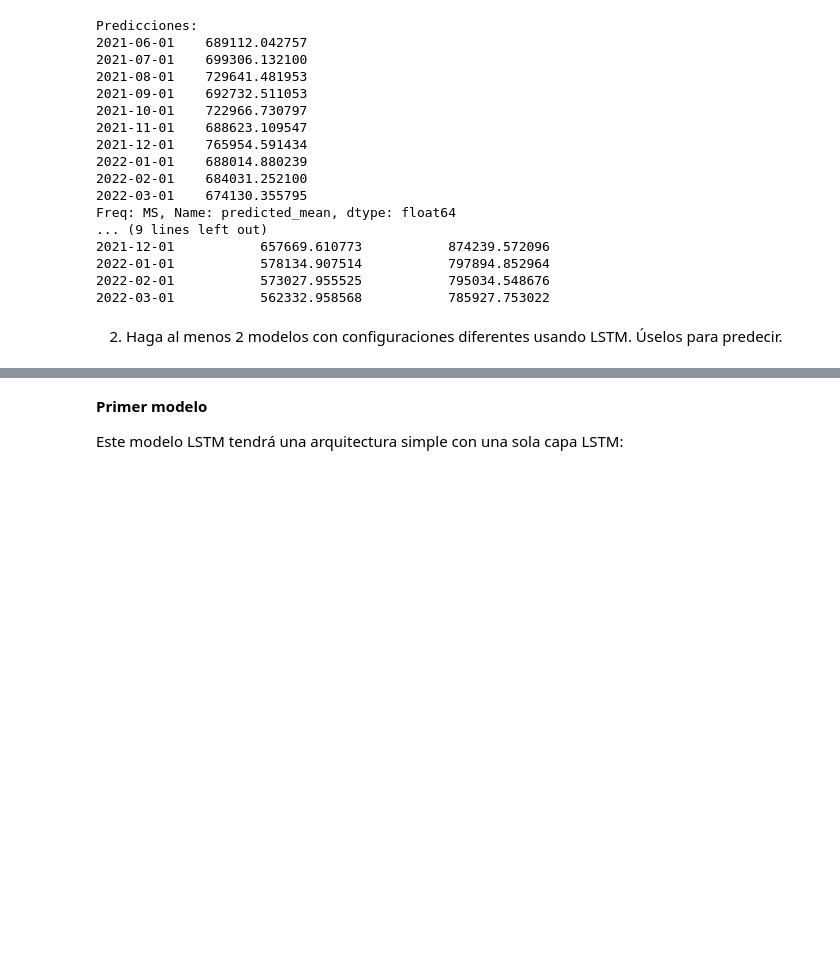
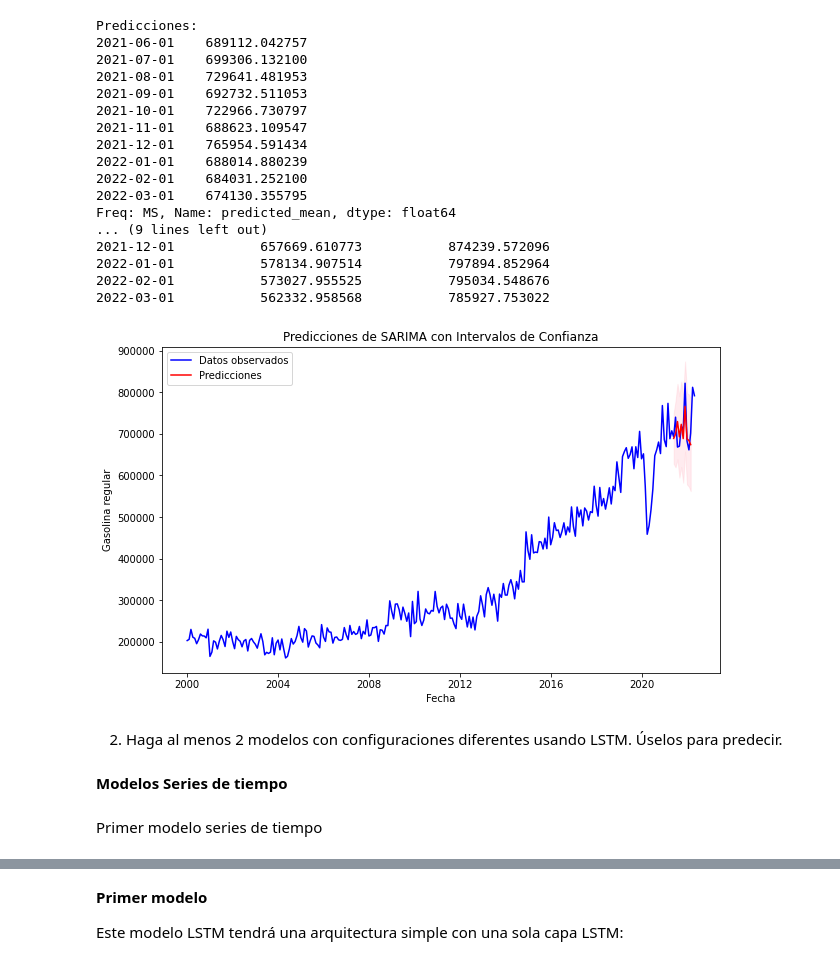
Before and after one commit to CristopherBarrios/Lab3-DeepLearning-DataScience, a Jupyter notebook: lab3.ipynb, the cells around one changed output, grey strips where cells are left out. Saved outputs shown, nothing was run; the diff lists cells and outputs as text; code cells hidden in the pictures; blank space fills up the shorter version.

```diff
--- a/lab3.ipynb
+++ b/lab3.ipynb
@@ -525,6 +531,23 @@ Freq: MS, Name: predicted_mean, dtype: float64
 2022-01-01           578134.907514           797894.852964
 2022-02-01           573027.955525           795034.548676
 2022-03-01           562332.958568           785927.753022
+# %%
+# Graficar las predicciones y los intervalos de confianza
+plt.figure(figsize=(10, 6))
+plt.plot(fuel_data.index, fuel_data, label='Datos observados', color='blue')
+plt.plot(forecast_mean.index, forecast_mean, label='Predicciones', color='red')
+plt.fill_between(forecast_conf_int.index, forecast_conf_int.iloc[:, 0], forecast_conf_int.iloc[:, 1], color='pink', alpha=0.3)
+plt.xlabel('Fecha')
+plt.ylabel(label_regular)
+plt.title('Predicciones de SARIMA con Intervalos de Confianza')
+plt.legend()
+plt.show()
+# %% [output]
+[figure, added]
 # %% [markdown]
 
 2. Haga al menos 2 modelos con configuraciones diferentes usando LSTM. Úselos para predecir.
+# %% [markdown]
+****Modelos Series de tiempo****
+# %% [markdown]
+Primer modelo series de tiempo
```
Also changed, not shown: parts of 23 cells of this notebook, 2 other files.
